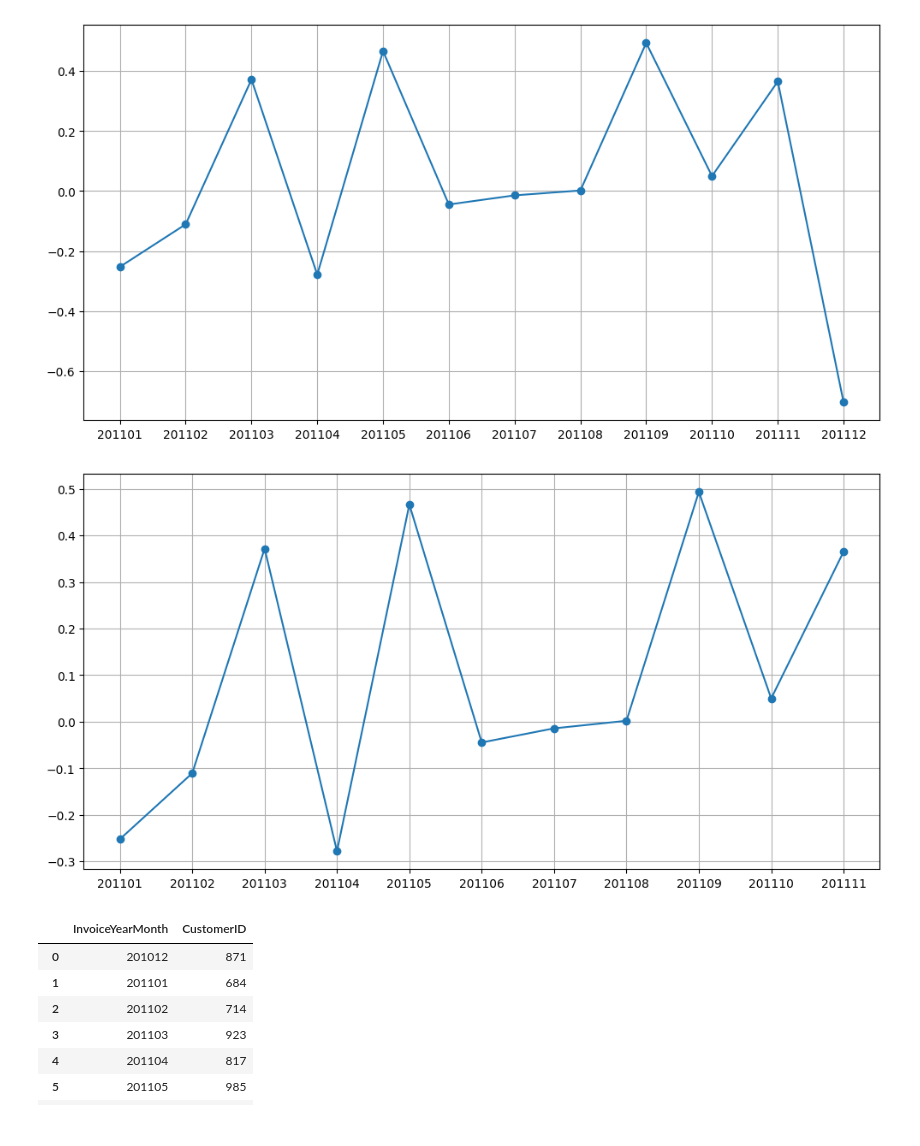
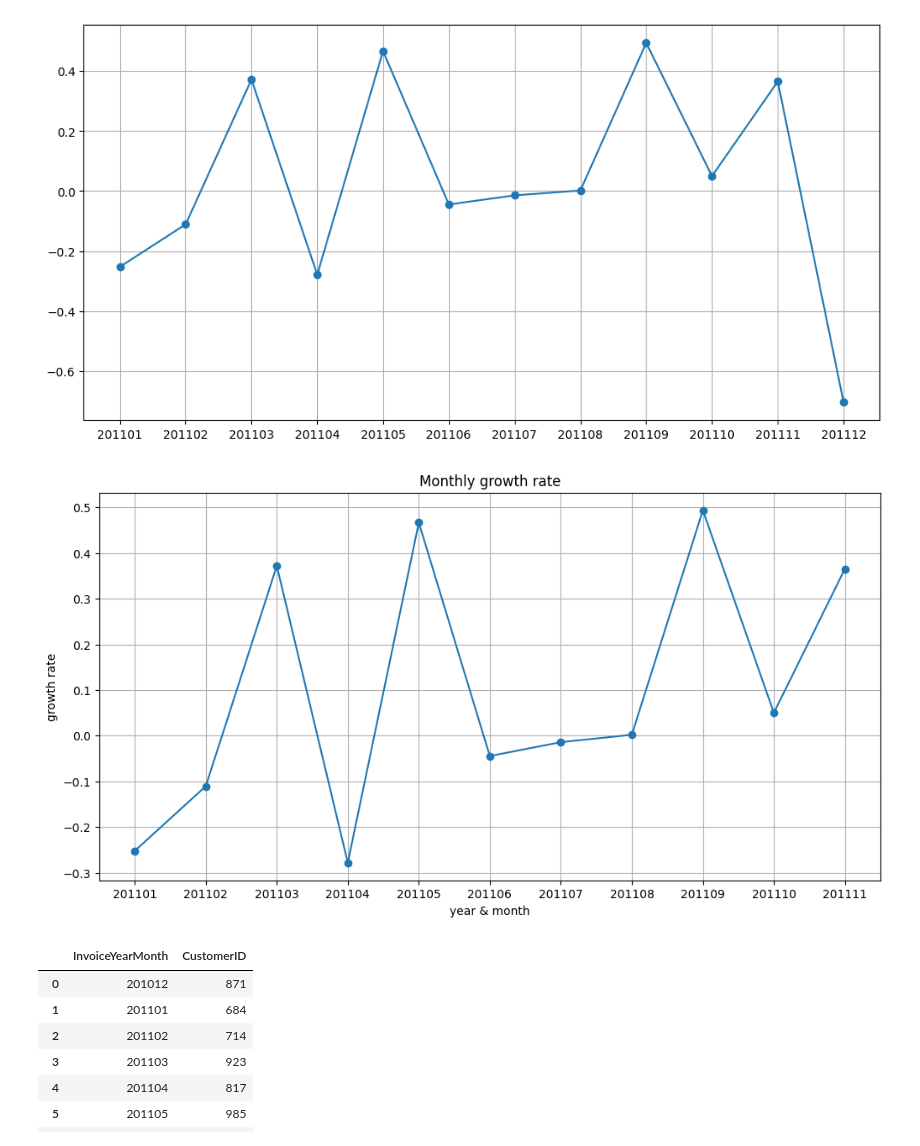
Before and after one commit to MahdiAhmadiKamal/PyLearn7-Data-Science, a Jupyter notebook: PyLearn7-Assignment39/online retail/online_retail.ipynb, the cells around one changed output. Cells and saved outputs as stored; diff of their text form; code cells hidden in the pictures.

```diff
--- a/PyLearn7-Assignment39/online retail/online_retail.ipynb
+++ b/PyLearn7-Assignment39/online retail/online_retail.ipynb
@@ -73,11 +77,15 @@ plt.show()
 # %%
 plt.figure(figsize=(12,6))
 plt.plot(tx_revenue.query("InvoiceYearMonth < 201112")['InvoiceYearMonth'].to_numpy(dtype=str),
          tx_revenue.query("InvoiceYearMonth < 201112")['MonthlyGrowth'].to_numpy(), marker='o')
 plt.grid()
+plt.xlabel("year & month")
+plt.ylabel("growth rate")
+plt.title("Monthly growth rate")
+plt.savefig("pics/2.jpg")
 plt.show()
 # %% [output]
-[figure, old version]
+[figure, new version]
 # %%
 #creating a new dataframe with UK customers only
 tx_uk = data.query("Country=='United Kingdom'").reset_index(drop=True)
```
Also changed, not shown: parts of 10 cells of this notebook, 10 other files.
